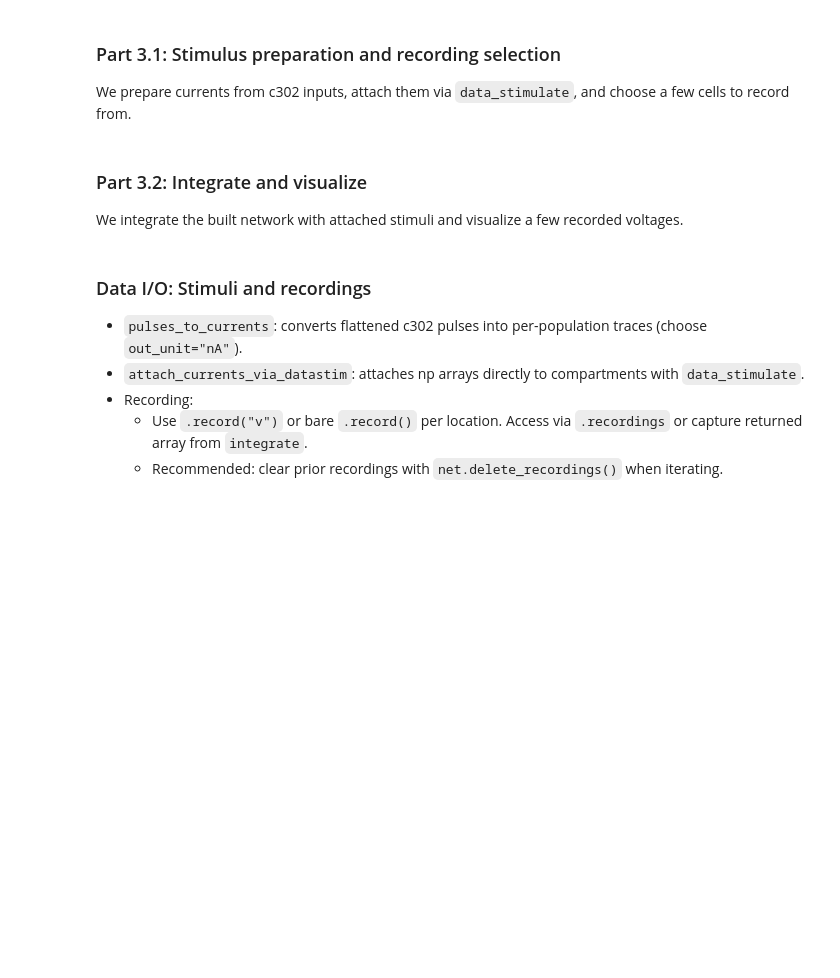
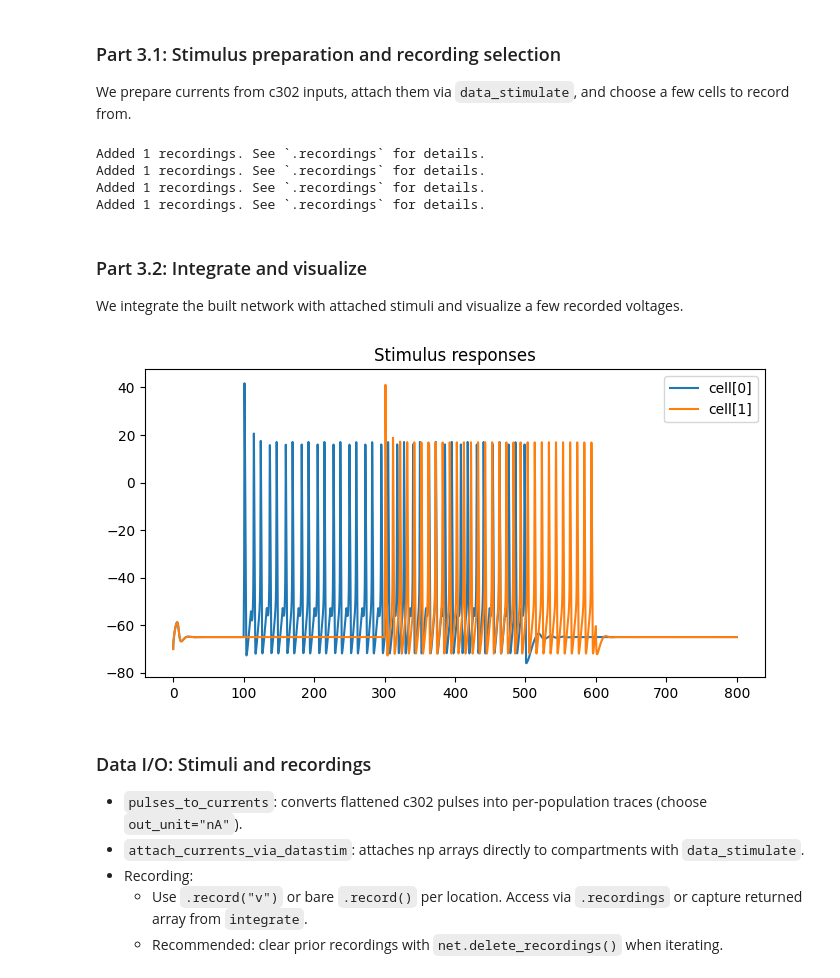
Before and after one commit to evcoats/connectome2jaxley, a Jupyter notebook: NeuroML_to_Jaxley_Tutorial.ipynb, the cells around one changed output. Drawn from its saved outputs; the diff is of its cells as text; code cells hidden in the pictures; blank space fills up the shorter version.

```diff
--- a/NeuroML_to_Jaxley_Tutorial.ipynb
+++ b/NeuroML_to_Jaxley_Tutorial.ipynb
@@ -193,15 +191,53 @@ for i in idxs[:5]:
+# %%
+# Sim window
+dt = 0.05
+t_max = 800.0
+
+# Pick a few populations (cell IDs) to stimulate
+pop_ids = list(built.id_to_index.keys())[:2]  # e.g., ['URYDL','SMDDR']
+
+# Define pulses (amplitude in A; here 20 pA)
+inputs_flat = [
+    {"population": pop_ids[0], "delay_ms": 100.0, "duration_ms": 400.0, "amplitude_A": 2e-11},
+    {"population": pop_ids[1], "delay_ms": 300.0, "duration_ms": 300.0, "amplitude_A": 2e-11},
+]
+
+# Build currents in nA (no extra scaling)
+currents = pulses_to_currents(inputs_flat, dt_ms=dt, t_max_ms=t_max, out_unit="nA", amp_scale=1.0)
+
+# Attach to the network
+data_stimuli, idxs = attach_currents_via_datastim(built.net, built.id_to_index, currents)
+
+# Record and run
+try: built.net.delete_recordings()
+except: pass
+for i in [idx for idx in idxs if idx is not None]:
+    built.net.cell(i).branch(0).loc(0.0).record("v")
+
+
+if hasattr(built.net, "delete_recordings"):
+    built.net.delete_recordings()
+for i in idxs[:5]:
+    built.net.cell(i).branch(0).loc(0.0).record("v")
+# %% [output]
+Added 1 recordings. See `.recordings` for details.
+Added 1 recordings. See `.recordings` for details.
+Added 1 recordings. See `.recordings` for details.
+Added 1 recordings. See `.recordings` for details.
 # %% [markdown]
 ### Part 3.2: Integrate and visualize
 
 We integrate the built network with attached stimuli and visualize a few recorded voltages.
 # %%
-V = jx.integrate(built.net, delta_t=0.05, t_max=500.0, data_stimuli=data_stimuli)
+V = jx.integrate(built.net, delta_t=dt, t_max=t_max, data_stimuli=data_stimuli)
 
-t = np.arange(0.0, 500.0 + 0.05, 0.05)
+t = np.arange(0.0, t_max + dt, dt)
 plt.figure(figsize=(8,4))
 for k in range(min(5, V.shape[0])):
     plt.plot(t, V[k], label=f"cell[{k}]")
 plt.legend(); plt.title("Stimulus responses"); plt.show()
+# %% [output]
+[figure, added]
 # %% [markdown]
 ### Data I/O: Stimuli and recordings
 
```
Also changed, not shown: parts of 16 cells of this notebook, 16 other files.
